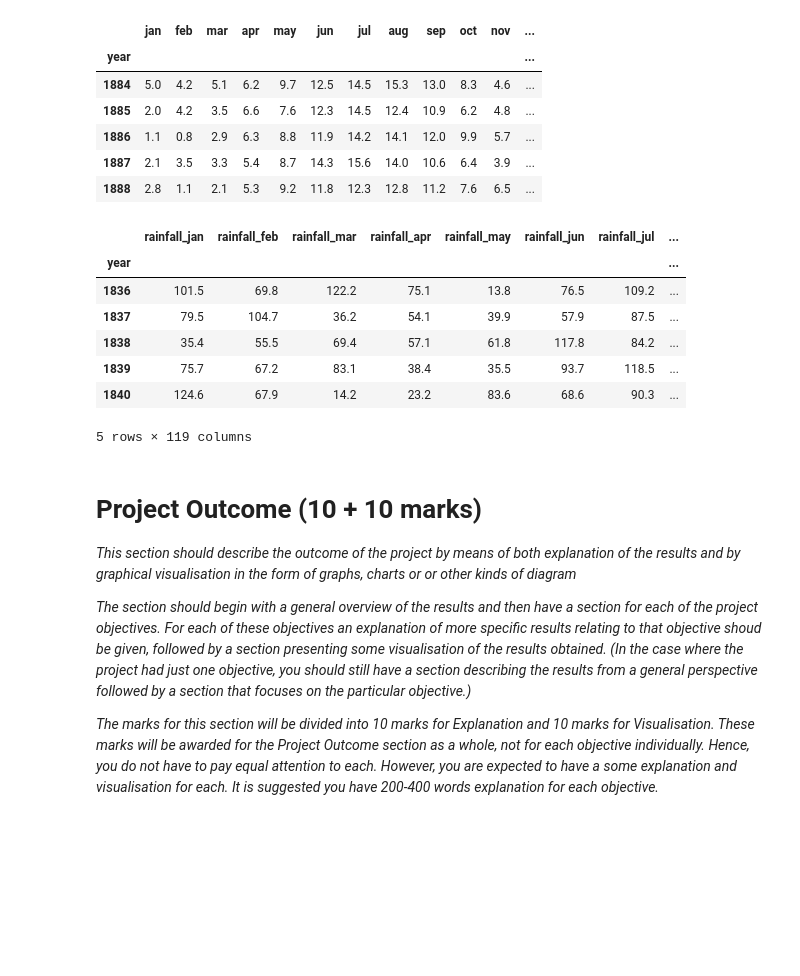
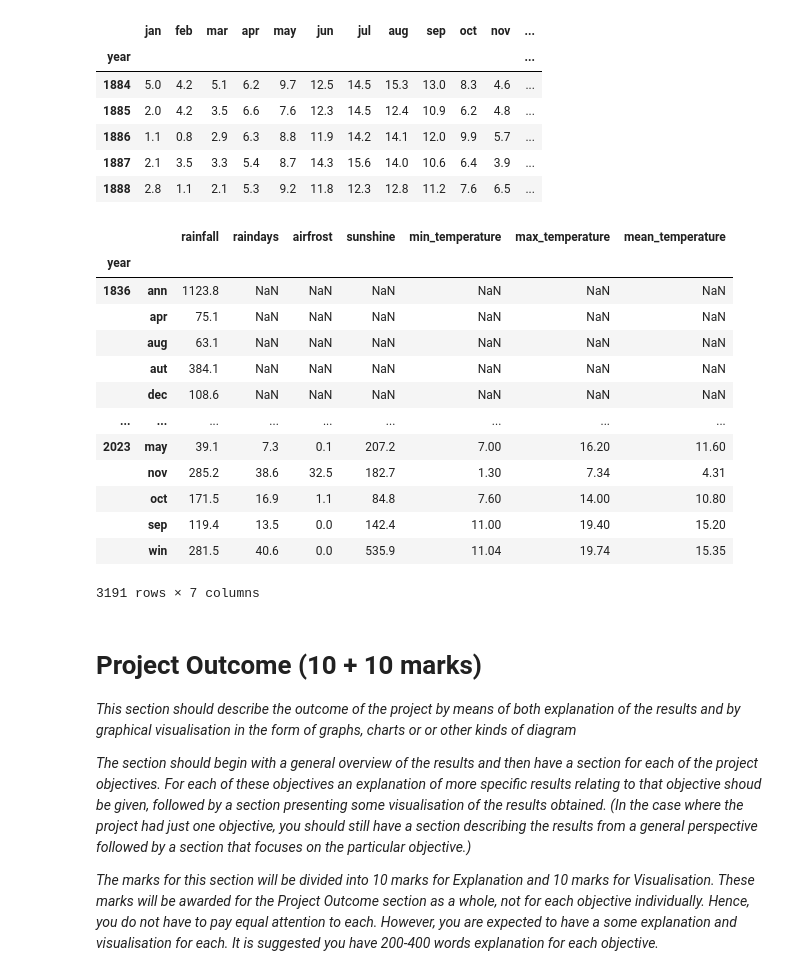
Before and after one commit to omariosc/comp5712-p4ds-group-project, a Jupyter notebook: A3_Data_Analysis_Project.ipynb, the cells around one changed output. Cells and saved outputs as stored; diff of their text form; code cells hidden in the pictures; blank space fills up the shorter version.

Commit message:
Added document content to notebook docs Fixed stacked dataframe for better visibility. Can still be improved

```diff
--- a/A3_Data_Analysis_Project.ipynb
+++ b/A3_Data_Analysis_Project.ipynb
@@ -399,29 +406,42 @@ mean_temperature_df.head()
 | 1886 | 1.1 | 0.8 | 2.9 | 6.3 | 8.8 | 11.9 | 14.2 | 14.1 | 12.0 | 9.9 | 5.7 | ... |
 | 1887 | 2.1 | 3.5 | 3.3 | 5.4 | 8.7 | 14.3 | 15.6 | 14.0 | 10.6 | 6.4 | 3.9 | ... |
 | 1888 | 2.8 | 1.1 | 2.1 | 5.3 | 9.2 | 11.8 | 12.3 | 12.8 | 11.2 | 7.6 | 6.5 | ... |
-# %%
-# Append the data type to the column names
-# IMPORTANT: Don't run this code more than once, it will keep appending the data type to the column names
-rainfall_df.columns = [f'rainfall_{col}' for col in rainfall_df.columns]
-raindays_df.columns = [f'raindays_{col}' for col in raindays_df.columns]
-airfrost_df.columns = [f'airfrost_{col}' for col in airfrost_df.columns]
-sunshine_df.columns = [f'sunshine_{col}' for col in sunshine_df.columns]
-min_temperature_df.columns = [f'min_temperature_{col}' for col in min_temperature_df.columns]
-max_temperature_df.columns = [f'max_temperature_{col}' for col in max_temperature_df.columns]
-mean_temperature_df.columns = [f'mean_temperature_{col}' for col in mean_temperature_df.columns]
-# %%
-# Combine all the data together
-df = pd.concat([rainfall_df, raindays_df, airfrost_df, sunshine_df, min_temperature_df, max_temperature_df, mean_temperature_df], axis=1)
-df.head()
-# %% [output]
-|  | rainfall_jan | rainfall_feb | rainfall_mar | rainfall_apr | rainfall_may | rainfall_jun | rainfall_jul | ... |
-| year |  |  |  |  |  |  |  | ... |
-| 1836 | 101.5 | 69.8 | 122.2 | 75.1 | 13.8 | 76.5 | 109.2 | ... |
-| 1837 | 79.5 | 104.7 | 36.2 | 54.1 | 39.9 | 57.9 | 87.5 | ... |
-| 1838 | 35.4 | 55.5 | 69.4 | 57.1 | 61.8 | 117.8 | 84.2 | ... |
-| 1839 | 75.7 | 67.2 | 83.1 | 38.4 | 35.5 | 93.7 | 118.5 | ... |
-| 1840 | 124.6 | 67.9 | 14.2 | 23.2 | 83.6 | 68.6 | 90.3 | ... |
-5 rows × 119 columns
+# %%
+# Flatten each dataset so that instead of a table of months against year, it is a single row of data for each month/year
+rainfall_stack = rainfall_df.stack()
+raindays_stack = raindays_df.stack()
+airfrost_stack = airfrost_df.stack()
+sunshine_stack = sunshine_df.stack()
+min_temperature_stack = min_temperature_df.stack()
+max_temperature_stack = max_temperature_df.stack()
+mean_temperature_stack = mean_temperature_df.stack()
+
+# Create a new DataFrame with the flattened data
+weather_df = pd.DataFrame({'rainfall': rainfall_stack,
+                           'raindays': raindays_stack,
+                           'airfrost': airfrost_stack,
+                           'sunshine': sunshine_stack,
+                           'min_temperature': min_temperature_stack,
+                           'max_temperature': max_temperature_stack,
+                           'mean_temperature': mean_temperature_stack})
+
+# Display the first 5 rows of the DataFrame
+weather_df
+# %% [output]
+|  |  | rainfall | raindays | airfrost | sunshine | min_temperature | max_temperature | mean_temperature |
+| year |  |  |  |  |  |  |  |  |
+| 1836 | ann | 1123.8 | NaN | NaN | NaN | NaN | NaN | NaN |
+|  | apr | 75.1 | NaN | NaN | NaN | NaN | NaN | NaN |
+|  | aug | 63.1 | NaN | NaN | NaN | NaN | NaN | NaN |
+|  | aut | 384.1 | NaN | NaN | NaN | NaN | NaN | NaN |
+|  | dec | 108.6 | NaN | NaN | NaN | NaN | NaN | NaN |
+| ... | ... | ... | ... | ... | ... | ... | ... | ... |
+| 2023 | may | 39.1 | 7.3 | 0.1 | 207.2 | 7.00 | 16.20 | 11.60 |
+|  | nov | 285.2 | 38.6 | 32.5 | 182.7 | 1.30 | 7.34 | 4.31 |
+|  | oct | 171.5 | 16.9 | 1.1 | 84.8 | 7.60 | 14.00 | 10.80 |
+|  | sep | 119.4 | 13.5 | 0.0 | 142.4 | 11.00 | 19.40 | 15.20 |
+|  | win | 281.5 | 40.6 | 0.0 | 535.9 | 11.04 | 19.74 | 15.35 |
+3191 rows × 7 columns
 # %% [markdown]
 # Project Outcome (10 + 10 marks)
 
```
Also changed, not shown: parts of 4 cells of this notebook.
